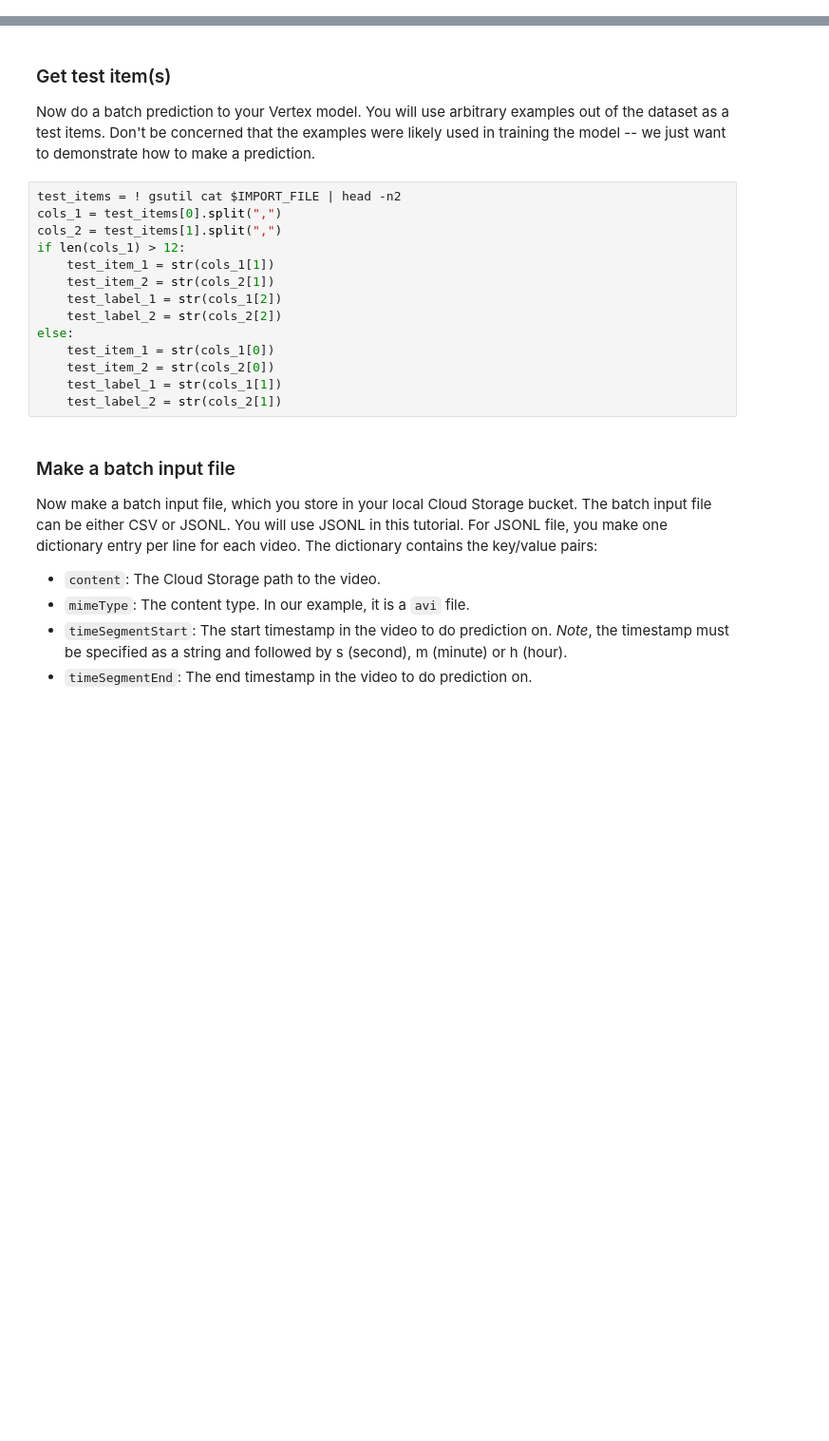
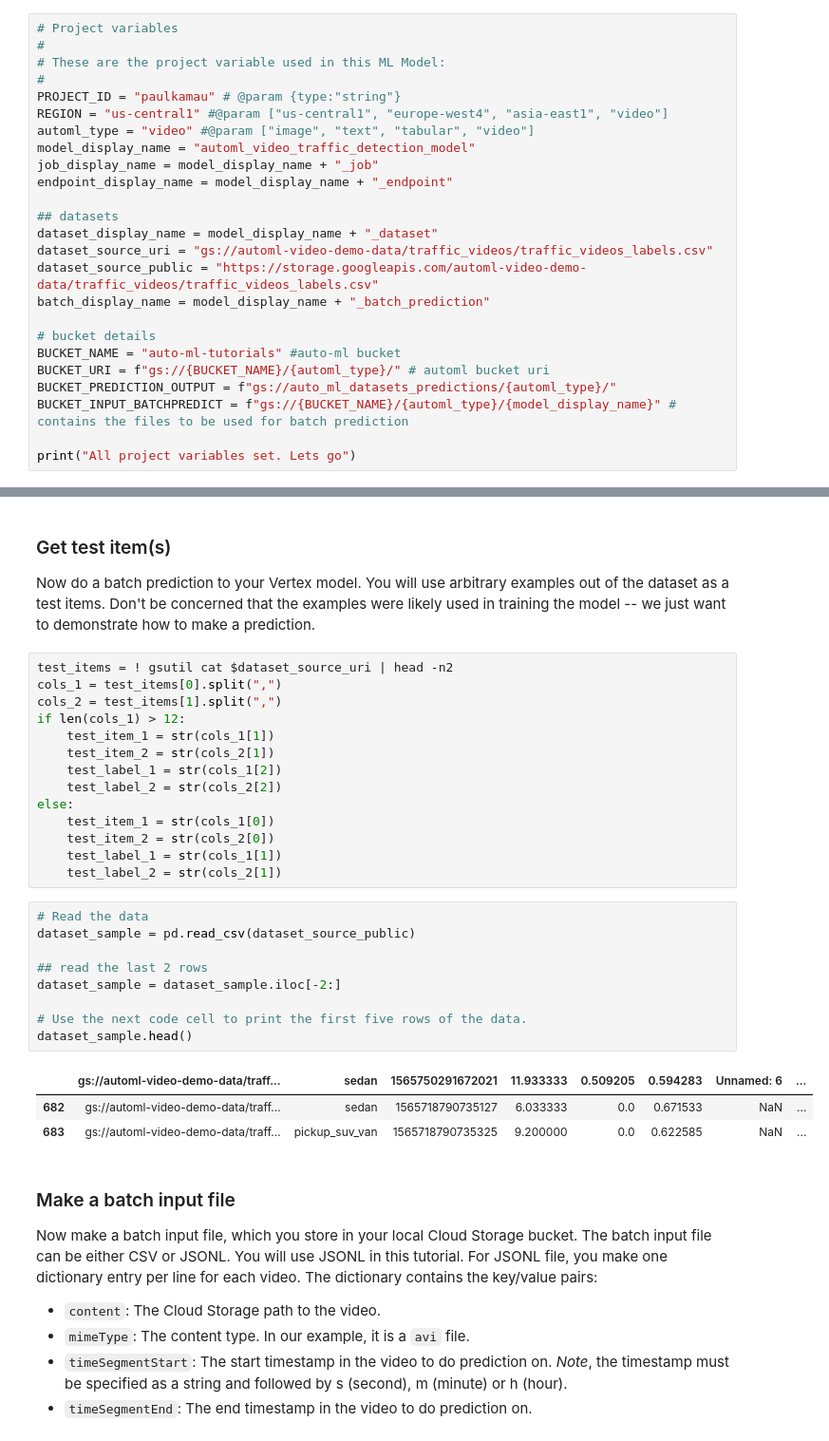
Before and after one commit to paulycloud/ml_portfolio, a Jupyter notebook: 01_AutoML/03_video/00_template/index.ipynb, the cells around one changed output, grey strips where cells are left out. Shown at 95% size. Drawn from its saved outputs; the diff is of its cells as text; blank space fills up the shorter version.

Commit message:
Uploaded video object detection model

```diff
--- a/01_AutoML/03_video/00_template/index.ipynb
+++ b/01_AutoML/03_video/00_template/index.ipynb
@@ -113,0 +86,25 @@ if REGION == "[your-region]":
+# %%
+# Project variables
+#
+# These are the project variable used in this ML Model:
+#
+PROJECT_ID = "paulkamau" # @param {type:"string"}
+REGION = "us-central1" #@param ["us-central1", "europe-west4", "asia-east1", "video"]
+automl_type = "video" #@param ["image", "text", "tabular", "video"]
+model_display_name = "automl_video_traffic_detection_model"
+job_display_name = model_display_name + "_job"
+endpoint_display_name = model_display_name + "_endpoint"
+
+## datasets
+dataset_display_name = model_display_name + "_dataset"
+dataset_source_uri = "gs://automl-video-demo-data/traffic_videos/traffic_videos_labels.csv"
+dataset_source_public = "https://storage.googleapis.com/automl-video-demo-data/traffic_videos/traffic_videos_labels.csv"
+batch_display_name = model_display_name + "_batch_prediction"
+
+# bucket details
+BUCKET_NAME = "auto-ml-tutorials" #auto-ml bucket
+BUCKET_URI = f"gs://{BUCKET_NAME}/{automl_type}/" # automl bucket uri
+BUCKET_PREDICTION_OUTPUT = f"gs://auto_ml_datasets_predictions/{automl_type}/"
+BUCKET_INPUT_BATCHPREDICT = f"gs://{BUCKET_NAME}/{automl_type}/{model_display_name}" # contains the files to be used for batch prediction
+
+print("All project variables set. Lets go")
@@ -304,7 +369,7 @@ Send a batch prediction to your deployed model.
 
 Now do a batch prediction to your Vertex model. You will use arbitrary examples out of the dataset as a test items. Don't be concerned that the examples were likely used in training the model -- we just want to demonstrate how to make a prediction.
 # %%
-test_items = ! gsutil cat $IMPORT_FILE | head -n2
+test_items = ! gsutil cat $dataset_source_uri | head -n2
 cols_1 = test_items[0].split(",")
 cols_2 = test_items[1].split(",")
 if len(cols_1) > 12:
@@ -317,6 +382,19 @@ else:
     test_item_2 = str(cols_2[0])
     test_label_1 = str(cols_1[1])
     test_label_2 = str(cols_2[1])
+# %%
+# Read the data
+dataset_sample = pd.read_csv(dataset_source_public)
+
+## read the last 2 rows
+dataset_sample = dataset_sample.iloc[-2:]
+
+# Use the next code cell to print the first five rows of the data.
+dataset_sample.head()
+# %% [output]
+|  | gs://automl-video-demo-data/traff... | sedan | 1565750291672021 | 11.933333 | 0.509205 | 0.594283 | Unnamed: 6 | ... |
+| 682 | gs://automl-video-demo-data/traff... | sedan | 1565718790735127 | 6.033333 | 0.0 | 0.671533 | NaN | ... |
+| 683 | gs://automl-video-demo-data/traff... | pickup_suv_van | 1565718790735325 | 9.200000 | 0.0 | 0.622585 | NaN | ... |
 # %% [markdown]
 ### Make a batch input file
 
```
Also changed, not shown: parts of 39 cells of this notebook.
